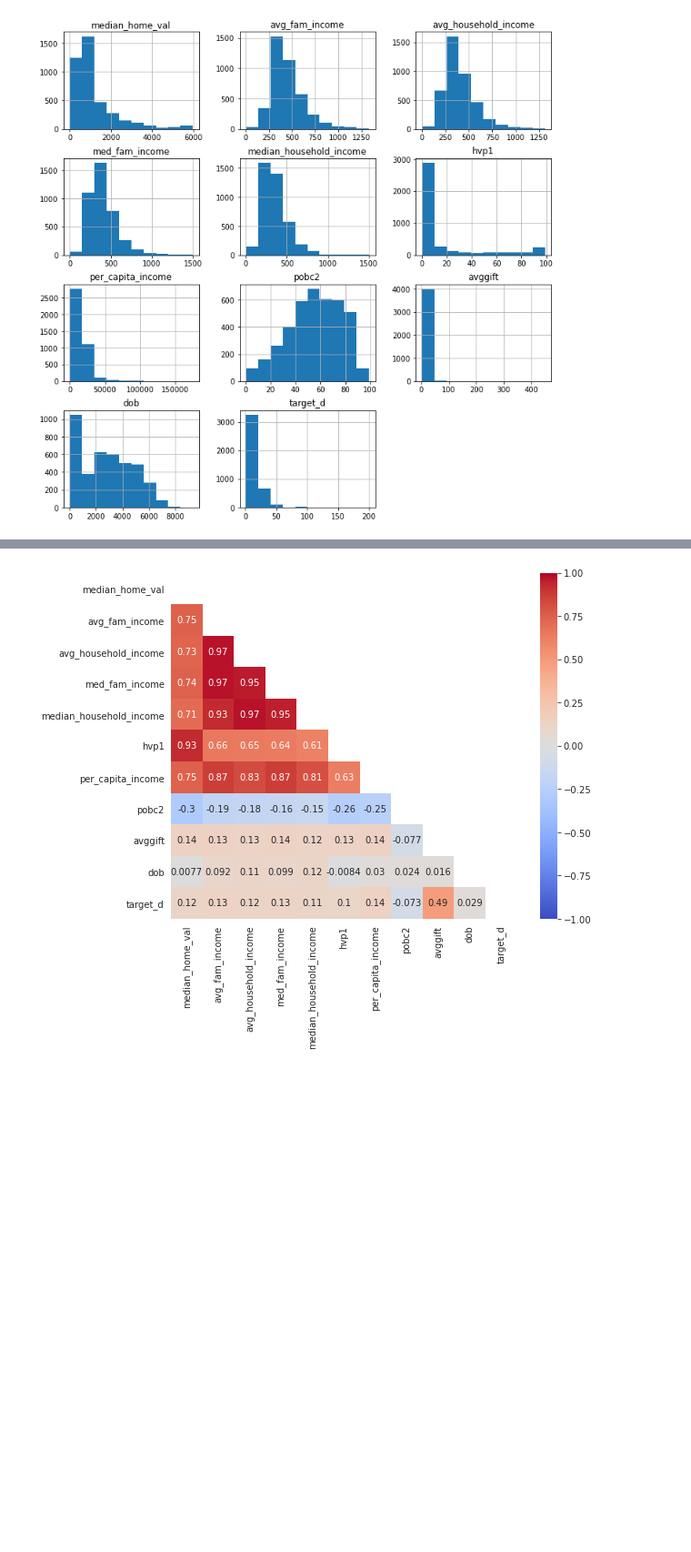
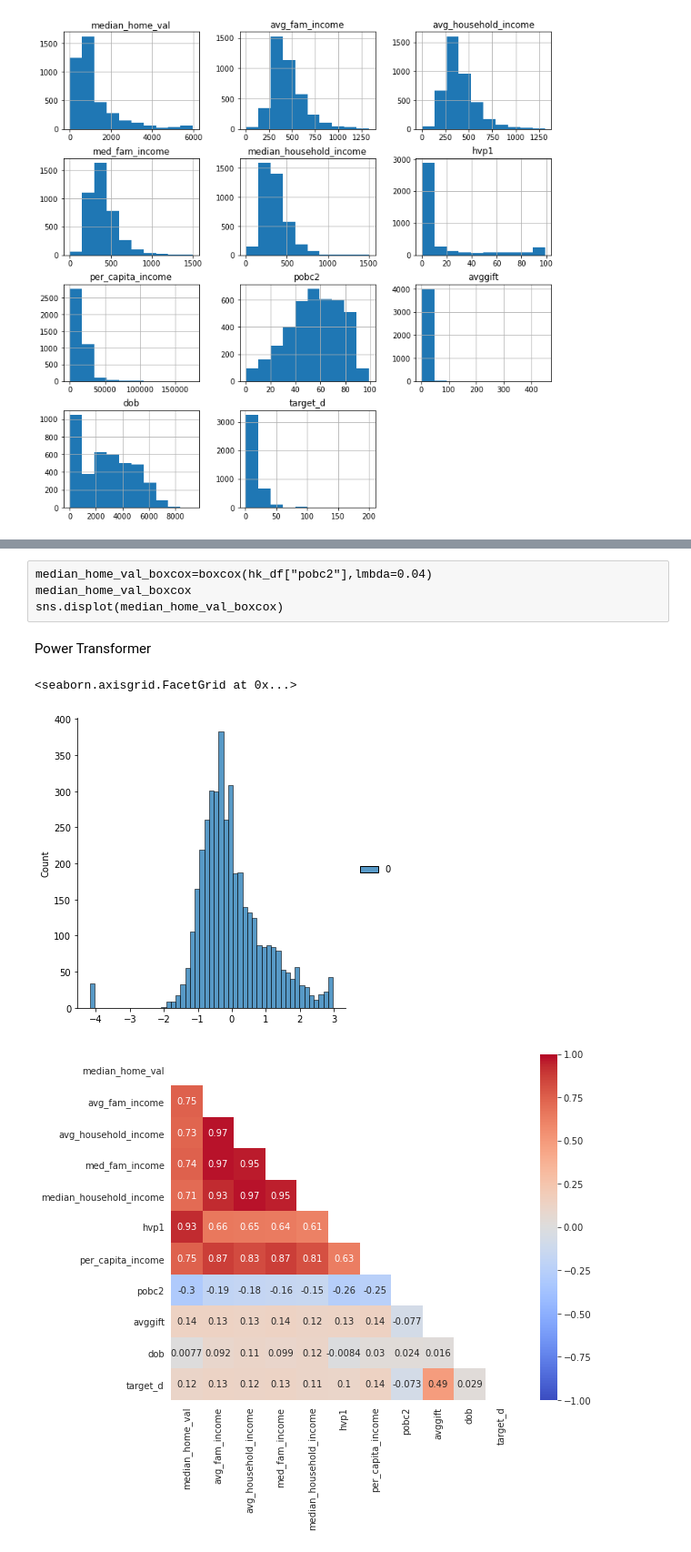
Before and after one commit to raafat-hantoush/IH_RH_DA_FT_OCT_2021, a Jupyter notebook: Class_Materials/Case_Studies/Health_Care_For_All_Case_Study/Notebook_Code_Along_Intro_To_Pandas_Healthcare For_All_Structure.ipynb, the cells around one changed output, grey strips where cells are left out. Shown at 91% size. Cells and saved outputs as stored; diff of their text form; code cells hidden in the pictures; blank space fills up the shorter version.

```diff
--- a/Class_Materials/Case_Studies/Health_Care_For_All_Case_Study/Notebook_Code_Along_Intro_To_Pandas_Healthcare For_All_Structure.ipynb
+++ b/Class_Materials/Case_Studies/Health_Care_For_All_Case_Study/Notebook_Code_Along_Intro_To_Pandas_Healthcare For_All_Structure.ipynb
@@ -921,3 +911,16 @@ array([[<AxesSubplot:title={'center':'median_home_val'}>,
+# %% [raw]
+median_home_val_boxcox=boxcox(hk_df["pobc2"],lmbda=0.04)
+median_home_val_boxcox
+sns.displot(median_home_val_boxcox)
+# %% [markdown]
+Power Transformer
+# %%
+pt = PowerTransformer()
+median_transformed=pt.fit_transform(hk_df['median_home_val'].to_numpy().reshape(-1,1))
+sns.displot(median_transformed)
+# %% [output]
+<seaborn.axisgrid.FacetGrid at 0x...>
+[figure, added]
 # %%
 corr = hk_df.corr()
 mask = np.zeros_like(corr)
```
Also changed, not shown: parts of 14 cells of this notebook, 1 other file.
